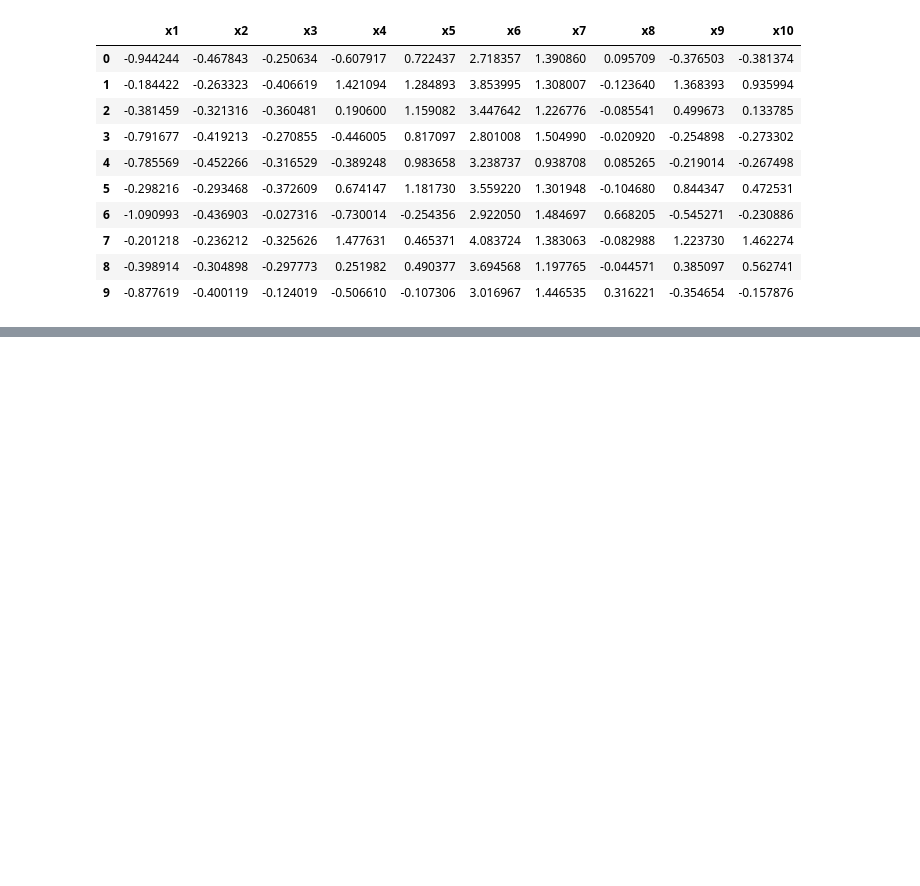
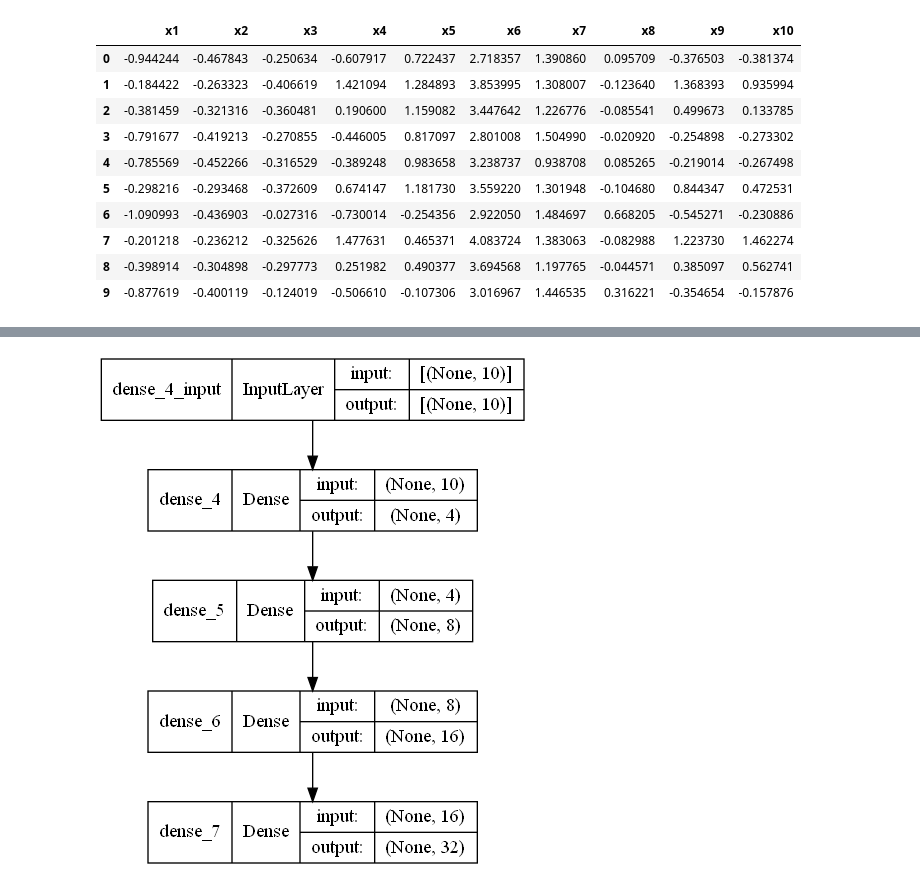
Before and after one commit to nav-neit/Stability-of-Perovskite-Materials-using-DeepLearning, a Jupyter notebook: perovskite_feature_encoder/feature_extractor.ipynb, the cells around one changed output, grey strips where cells are left out. Saved outputs shown, nothing was run; the diff lists cells and outputs as text; code cells hidden in the pictures; blank space fills up the shorter version.

```diff
--- a/perovskite_feature_encoder/feature_extractor.ipynb
+++ b/perovskite_feature_encoder/feature_extractor.ipynb
@@ -126,0 +132,4 @@ data_final.to_csv('../deeplearningModel/encoded_dataset.csv')
+# %%
+plot_model(autoencoder.decoder, to_file='decoder.png',show_shapes=True)
+# %% [output]
+[figure, added]
```
Also changed, not shown: parts of 1 cell of this notebook, 2 other files.
